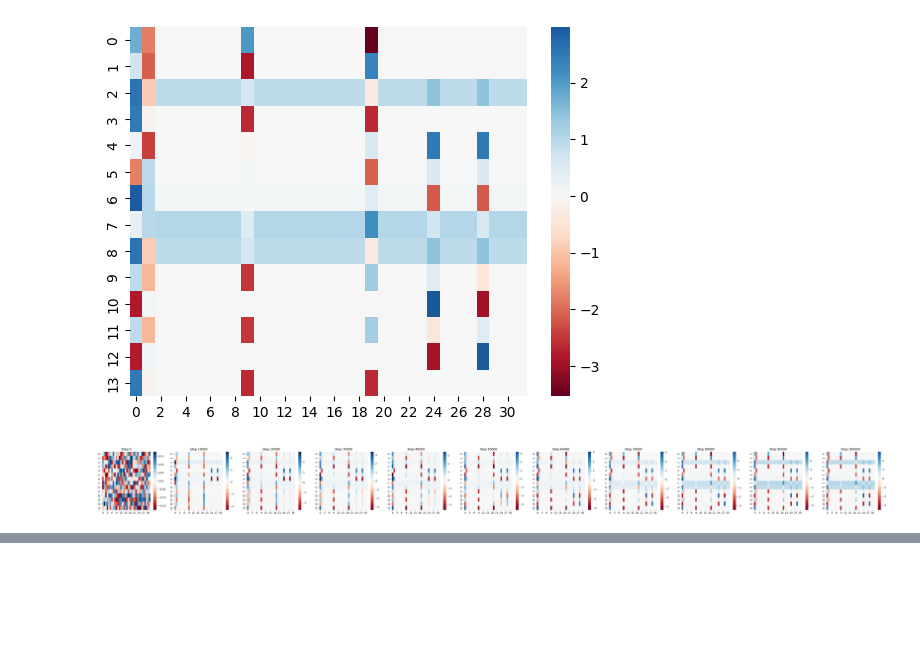
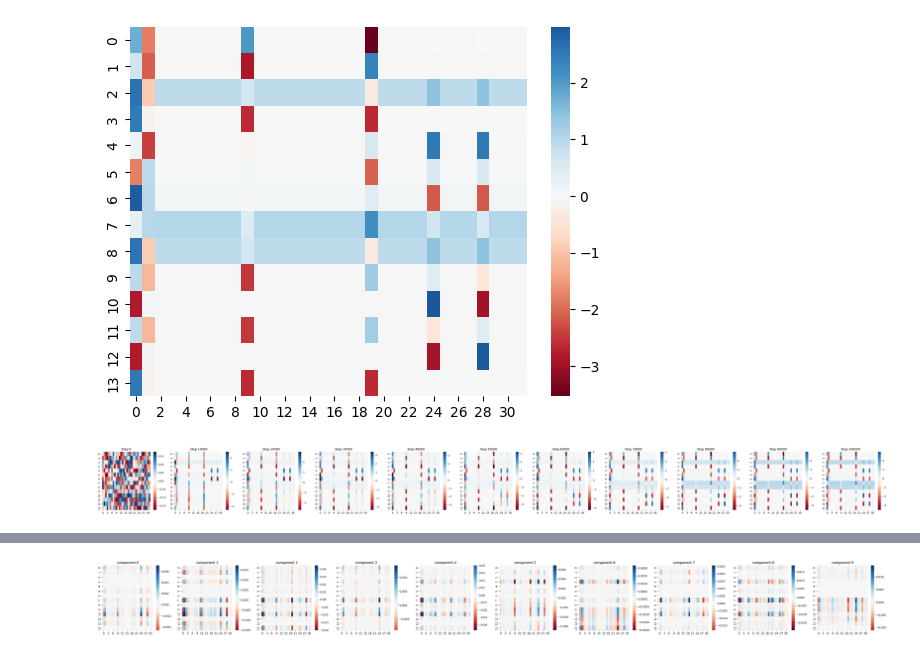
Before and after one commit to jackpeck/spd, a Jupyter notebook: spd/experiments/multitask_sparse_parity/exp_load_spd_model.ipynb, the cells around one changed output, grey strips where cells are left out. Cells and saved outputs as stored; diff of their text form; code cells hidden in the pictures; blank space fills up the shorter version.

```diff
--- a/spd/experiments/multitask_sparse_parity/exp_load_spd_model.ipynb
+++ b/spd/experiments/multitask_sparse_parity/exp_load_spd_model.ipynb
@@ -487,0 +508,41 @@ plt.show()
+# %%
+n = 10
+fig, axes = plt.subplots(1, n, figsize=(4 * n, 4))
+
+components = models[steps_list[2]].model.components["l1"]
+components_outer = einops.einsum(
+    components.V,
+    components.U,
+    "d_in c, c d_out -> c d_out d_in",
+)
+
+components_outer_normalised = (
+    components_outer / (einops.einsum(components_outer**2, "c a b -> c") ** 0.5)[:, None, None]
+)
+reference_component_normalised = reference_component / (reference_component.pow(2).sum() ** 0.5)
+component_sims = einops.einsum(
+    components_outer_normalised, reference_component_normalised, "c a b, a b -> c"
+)
+
+idxes = component_sims.sort(descending=True).indices
+
+for i in range(n):
+    # ci = get_ci(model, batch).detach()
+    # idx = ci.mean(0).sort(descending=True).indices[i]
+    idx = idxes[i]
+
+    sns.heatmap(
+        einops.einsum(
+            components.V[:, idx],
+            components.U[idx],
+            "d_in, d_out -> d_out d_in",
+        ).detach(),
+        cmap="RdBu",
+        center=0,
+        ax=axes[i],
+    )
+    axes[i].set_title(f"component {i}")
+plt.tight_layout()
+plt.show()
+# %% [output]
+[figure, added]
```
Also changed, not shown: parts of 27 cells of this notebook, 4 other files.
